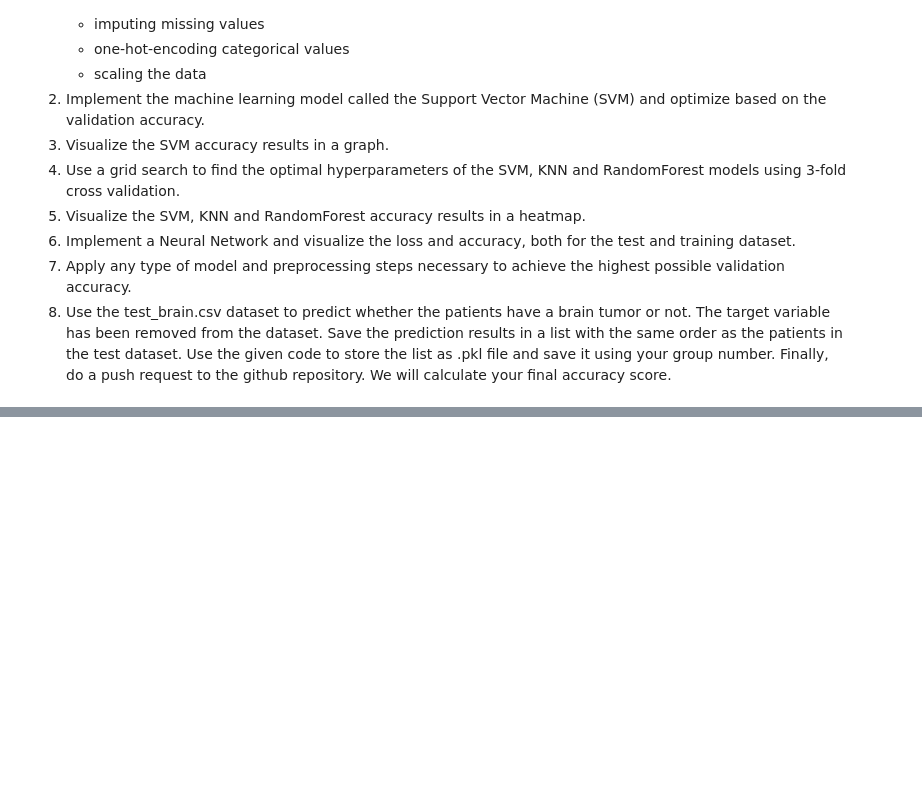
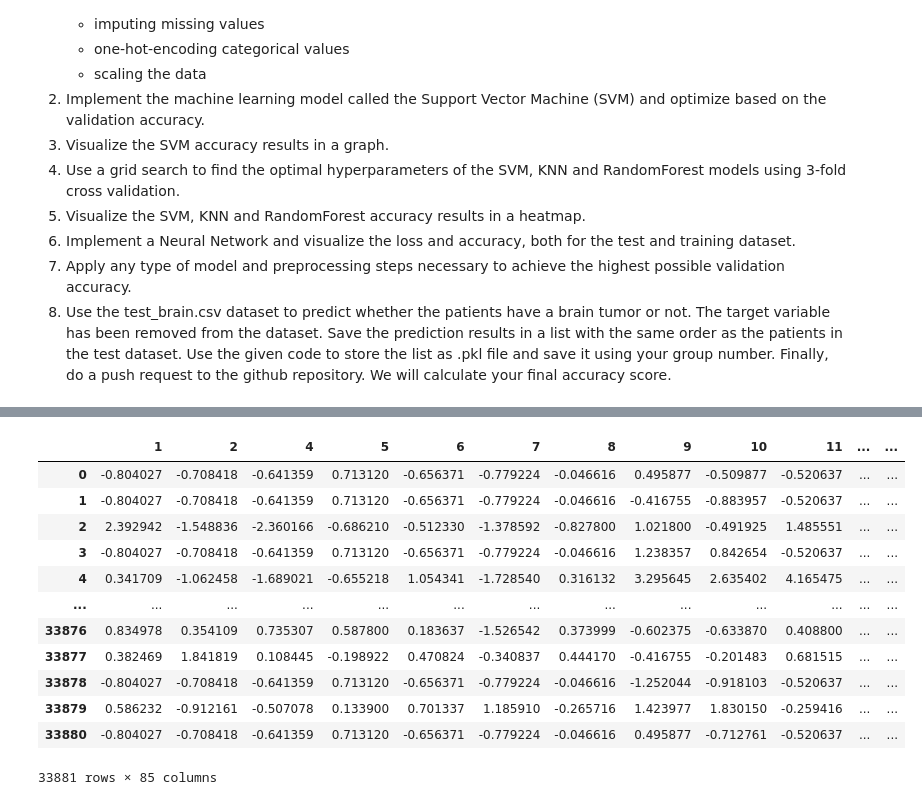
Before and after one commit to DatacationOrg/DatacationDay2021, a Jupyter notebook: Coding Challenge.ipynb, the cells around one changed output, grey strips where cells are left out. Drawn from its saved outputs; the diff is of its cells as text; code cells hidden in the pictures; blank space fills up the shorter version.

```diff
--- a/Coding Challenge.ipynb
+++ b/Coding Challenge.ipynb
@@ -40,0 +156,3 @@ Loading the training set train_brain.csv and split the training set in a trainin
+# %%
+train_num = train_df.select_dtypes(['number'])
+valid_num = vali_df.select_dtypes(['number'])
@@ -40,0 +177,16 @@ Loading the training set train_brain.csv and split the training set in a trainin
+# %%
+train_num
+# %% [output]
+|  | 1 | 2 | 4 | 5 | 6 | 7 | 8 | 9 | 10 | 11 | ... | ... |
+| 0 | -0.804027 | -0.708418 | -0.641359 | 0.713120 | -0.656371 | -0.779224 | -0.046616 | 0.495877 | -0.509877 | -0.520637 | ... | ... |
+| 1 | -0.804027 | -0.708418 | -0.641359 | 0.713120 | -0.656371 | -0.779224 | -0.046616 | -0.416755 | -0.883957 | -0.520637 | ... | ... |
+| 2 | 2.392942 | -1.548836 | -2.360166 | -0.686210 | -0.512330 | -1.378592 | -0.827800 | 1.021800 | -0.491925 | 1.485551 | ... | ... |
+| 3 | -0.804027 | -0.708418 | -0.641359 | 0.713120 | -0.656371 | -0.779224 | -0.046616 | 1.238357 | 0.842654 | -0.520637 | ... | ... |
+| 4 | 0.341709 | -1.062458 | -1.689021 | -0.655218 | 1.054341 | -1.728540 | 0.316132 | 3.295645 | 2.635402 | 4.165475 | ... | ... |
+| ... | ... | ... | ... | ... | ... | ... | ... | ... | ... | ... | ... | ... |
+| 33876 | 0.834978 | 0.354109 | 0.735307 | 0.587800 | 0.183637 | -1.526542 | 0.373999 | -0.602375 | -0.633870 | 0.408800 | ... | ... |
+| 33877 | 0.382469 | 1.841819 | 0.108445 | -0.198922 | 0.470824 | -0.340837 | 0.444170 | -0.416755 | -0.201483 | 0.681515 | ... | ... |
+| 33878 | -0.804027 | -0.708418 | -0.641359 | 0.713120 | -0.656371 | -0.779224 | -0.046616 | -1.252044 | -0.918103 | -0.520637 | ... | ... |
+| 33879 | 0.586232 | -0.912161 | -0.507078 | 0.133900 | 0.701337 | 1.185910 | -0.265716 | 1.423977 | 1.830150 | -0.259416 | ... | ... |
+| 33880 | -0.804027 | -0.708418 | -0.641359 | 0.713120 | -0.656371 | -0.779224 | -0.046616 | 0.495877 | -0.712761 | -0.520637 | ... | ... |
+33881 rows × 85 columns
```
Also changed, not shown: parts of 19 cells of this notebook, 1 other file.
